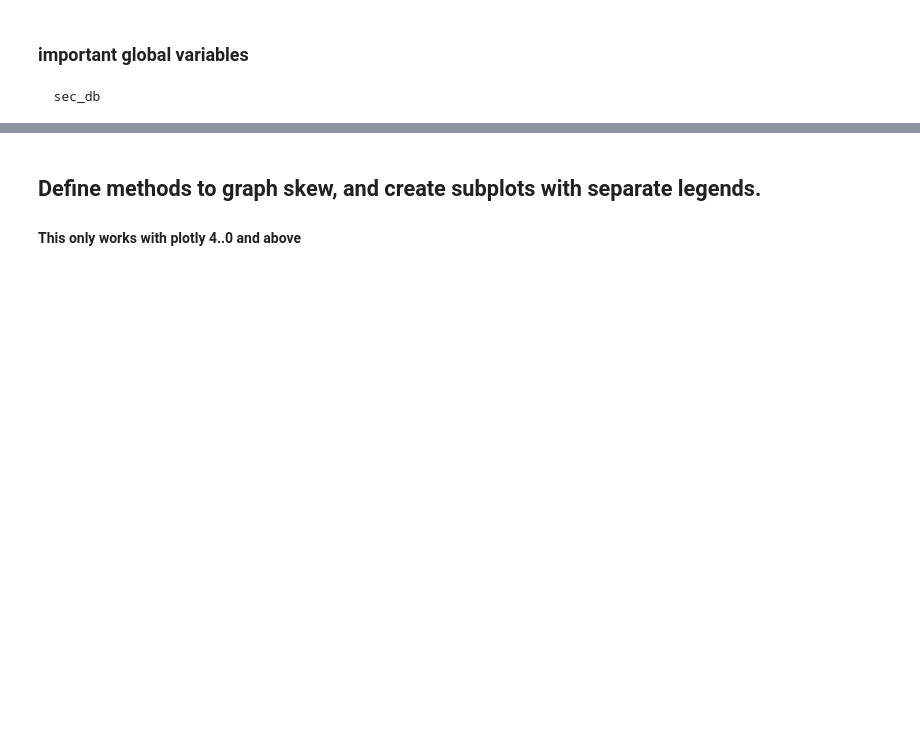
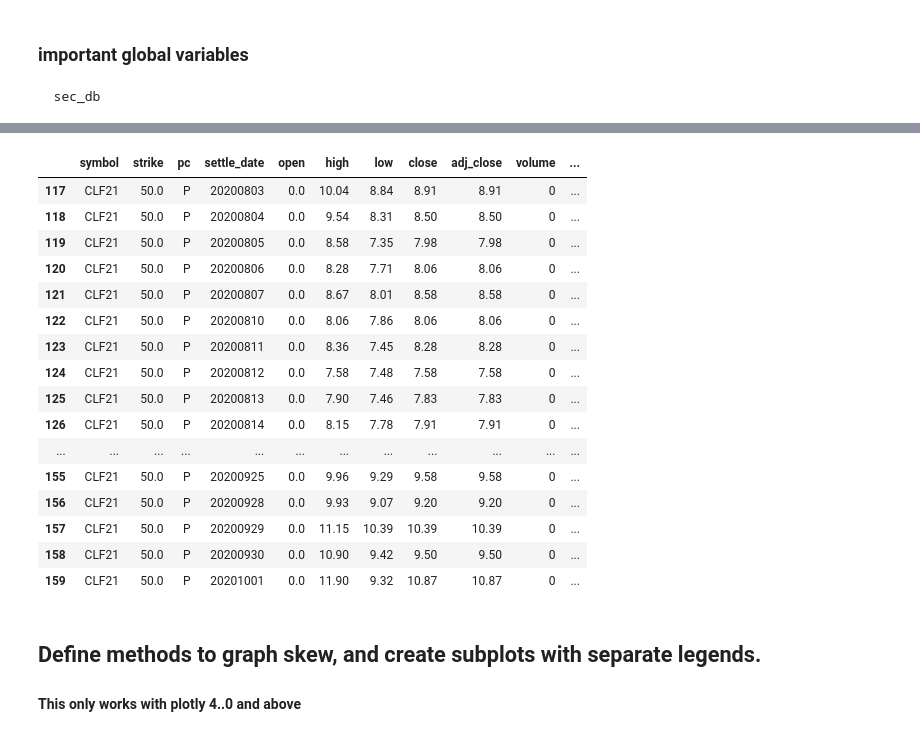
Before and after one commit to bgithub1/barchartacs, a Jupyter notebook: barchartacs/research_commod_options_skew.ipynb, the cells around one changed output, grey strips where cells are left out. Saved outputs shown, nothing was run; the diff lists cells and outputs as text; code cells hidden in the pictures; blank space fills up the shorter version.

```diff
--- a/barchartacs/research_commod_options_skew.ipynb
+++ b/barchartacs/research_commod_options_skew.ipynb
@@ -61,3 +86,28 @@ df_iv_skew = pd.read_csv('./temp_folder/df_iv_skew_ES.csv')
+# %%
+sql = f"""
+select * from {opttab} where symbol='CLF21' and settle_date>='20200101'
+and strike = 50.0 and pc='P'
+"""
+df_clf21 = pga.get_sql(sql)
+df_clf21[(df_clf21.settle_date>=20200801) & (df_clf21.settle_date<=20201001)]
+# %% [output]
+|  | symbol | strike | pc | settle_date | open | high | low | close | adj_close | volume | ... |
+| 117 | CLF21 | 50.0 | P | 20200803 | 0.0 | 10.04 | 8.84 | 8.91 | 8.91 | 0 | ... |
+| 118 | CLF21 | 50.0 | P | 20200804 | 0.0 | 9.54 | 8.31 | 8.50 | 8.50 | 0 | ... |
+| 119 | CLF21 | 50.0 | P | 20200805 | 0.0 | 8.58 | 7.35 | 7.98 | 7.98 | 0 | ... |
+| 120 | CLF21 | 50.0 | P | 20200806 | 0.0 | 8.28 | 7.71 | 8.06 | 8.06 | 0 | ... |
+| 121 | CLF21 | 50.0 | P | 20200807 | 0.0 | 8.67 | 8.01 | 8.58 | 8.58 | 0 | ... |
+| 122 | CLF21 | 50.0 | P | 20200810 | 0.0 | 8.06 | 7.86 | 8.06 | 8.06 | 0 | ... |
+| 123 | CLF21 | 50.0 | P | 20200811 | 0.0 | 8.36 | 7.45 | 8.28 | 8.28 | 0 | ... |
+| 124 | CLF21 | 50.0 | P | 20200812 | 0.0 | 7.58 | 7.48 | 7.58 | 7.58 | 0 | ... |
+| 125 | CLF21 | 50.0 | P | 20200813 | 0.0 | 7.90 | 7.46 | 7.83 | 7.83 | 0 | ... |
+| 126 | CLF21 | 50.0 | P | 20200814 | 0.0 | 8.15 | 7.78 | 7.91 | 7.91 | 0 | ... |
+| ... | ... | ... | ... | ... | ... | ... | ... | ... | ... | ... | ... |
+| 155 | CLF21 | 50.0 | P | 20200925 | 0.0 | 9.96 | 9.29 | 9.58 | 9.58 | 0 | ... |
+| 156 | CLF21 | 50.0 | P | 20200928 | 0.0 | 9.93 | 9.07 | 9.20 | 9.20 | 0 | ... |
+| 157 | CLF21 | 50.0 | P | 20200929 | 0.0 | 11.15 | 10.39 | 10.39 | 10.39 | 0 | ... |
+| 158 | CLF21 | 50.0 | P | 20200930 | 0.0 | 10.90 | 9.42 | 9.50 | 9.50 | 0 | ... |
+| 159 | CLF21 | 50.0 | P | 20201001 | 0.0 | 11.90 | 9.32 | 10.87 | 10.87 | 0 | ... |
 # %% [markdown]
 ## Define methods to graph skew, and create subplots with separate legends.
 
```
Also changed, not shown: parts of 12 cells of this notebook, 5 other files.
